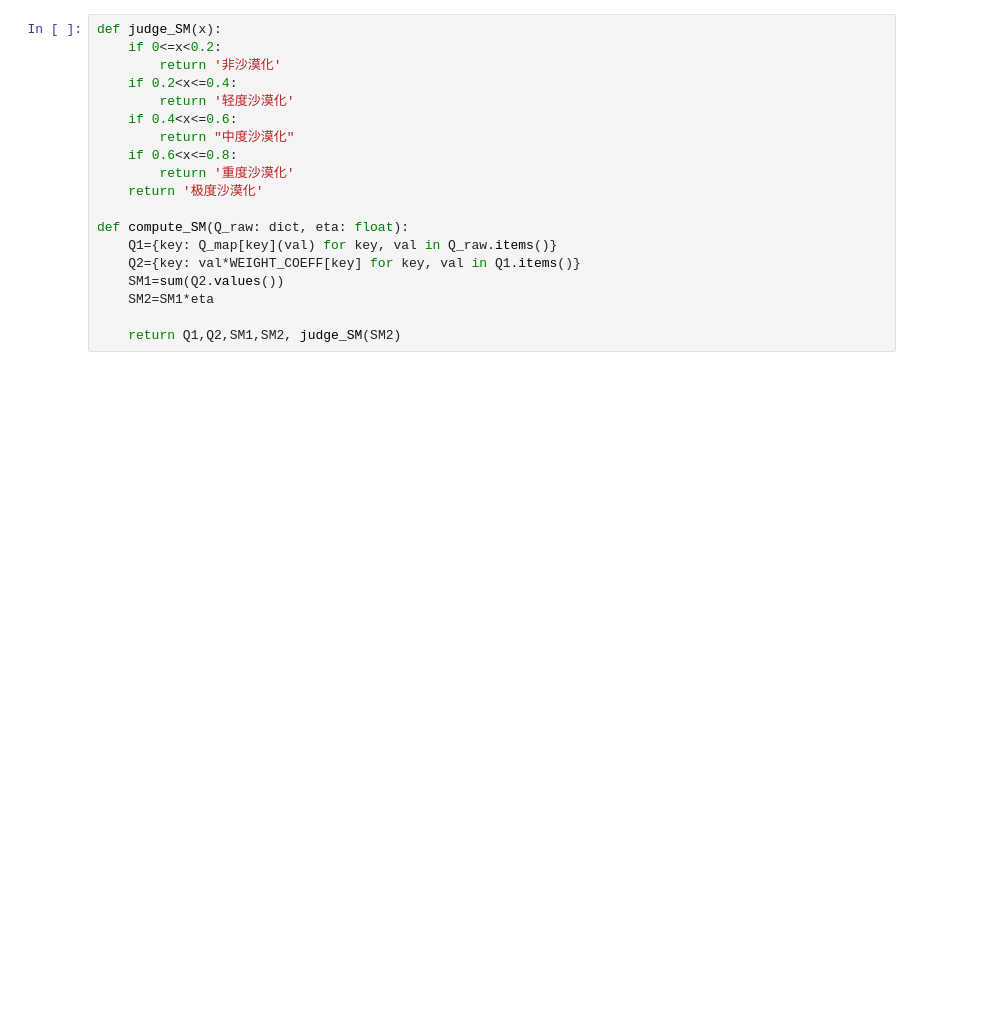
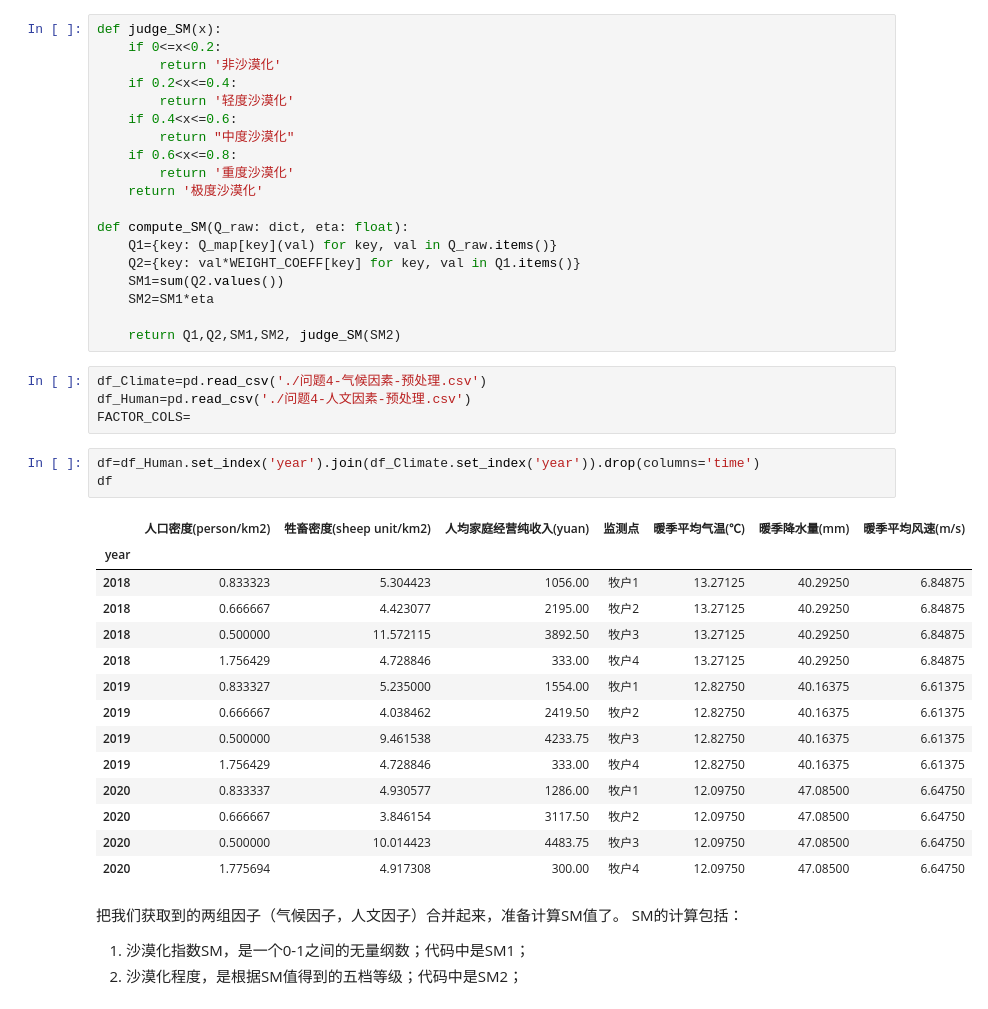
Before and after one commit to cgsdfc/huawei-cup19-problem-e, a Jupyter notebook: 问题4-计算公式.ipynb, the cells around one changed output. Cells and saved outputs as stored; diff of their text form; blank space fills up the shorter version.

```diff
--- a/问题4-计算公式.ipynb
+++ b/问题4-计算公式.ipynb
@@ -154,3 +178,30 @@ def compute_SM(Q_raw: dict, eta: float):
     SM2=SM1*eta
 
     return Q1,Q2,SM1,SM2, judge_SM(SM2)
+# %%
+df_Climate=pd.read_csv('./问题4-气候因素-预处理.csv')
+df_Human=pd.read_csv('./问题4-人文因素-预处理.csv')
+FACTOR_COLS=
+# %%
+df=df_Human.set_index('year').join(df_Climate.set_index('year')).drop(columns='time')
+df
+# %% [output]
+|  | 人口密度(person/km2) | 牲畜密度(sheep unit/km2) | 人均家庭经营纯收入(yuan) | 监测点 | 暖季平均气温(℃) | 暖季降水量(mm) | 暖季平均风速(m/s) |
+| year |  |  |  |  |  |  |  |
+| 2018 | 0.833323 | 5.304423 | 1056.00 | 牧户1 | 13.27125 | 40.29250 | 6.84875 |
+| 2018 | 0.666667 | 4.423077 | 2195.00 | 牧户2 | 13.27125 | 40.29250 | 6.84875 |
+| 2018 | 0.500000 | 11.572115 | 3892.50 | 牧户3 | 13.27125 | 40.29250 | 6.84875 |
+| 2018 | 1.756429 | 4.728846 | 333.00 | 牧户4 | 13.27125 | 40.29250 | 6.84875 |
+| 2019 | 0.833327 | 5.235000 | 1554.00 | 牧户1 | 12.82750 | 40.16375 | 6.61375 |
+| 2019 | 0.666667 | 4.038462 | 2419.50 | 牧户2 | 12.82750 | 40.16375 | 6.61375 |
+| 2019 | 0.500000 | 9.461538 | 4233.75 | 牧户3 | 12.82750 | 40.16375 | 6.61375 |
+| 2019 | 1.756429 | 4.728846 | 333.00 | 牧户4 | 12.82750 | 40.16375 | 6.61375 |
+| 2020 | 0.833337 | 4.930577 | 1286.00 | 牧户1 | 12.09750 | 47.08500 | 6.64750 |
+| 2020 | 0.666667 | 3.846154 | 3117.50 | 牧户2 | 12.09750 | 47.08500 | 6.64750 |
+| 2020 | 0.500000 | 10.014423 | 4483.75 | 牧户3 | 12.09750 | 47.08500 | 6.64750 |
+| 2020 | 1.775694 | 4.917308 | 300.00 | 牧户4 | 12.09750 | 47.08500 | 6.64750 |
+# %% [markdown]
+把我们获取到的两组因子（气候因子，人文因子）合并起来，准备计算SM值了。
+SM的计算包括：
+1. 沙漠化指数SM，是一个0-1之间的无量纲数；代码中是SM1；
+2. 沙漠化程度，是根据SM值得到的五档等级；代码中是SM2；
```
Also changed, not shown: parts of 8 cells of this notebook, 7 other files.
